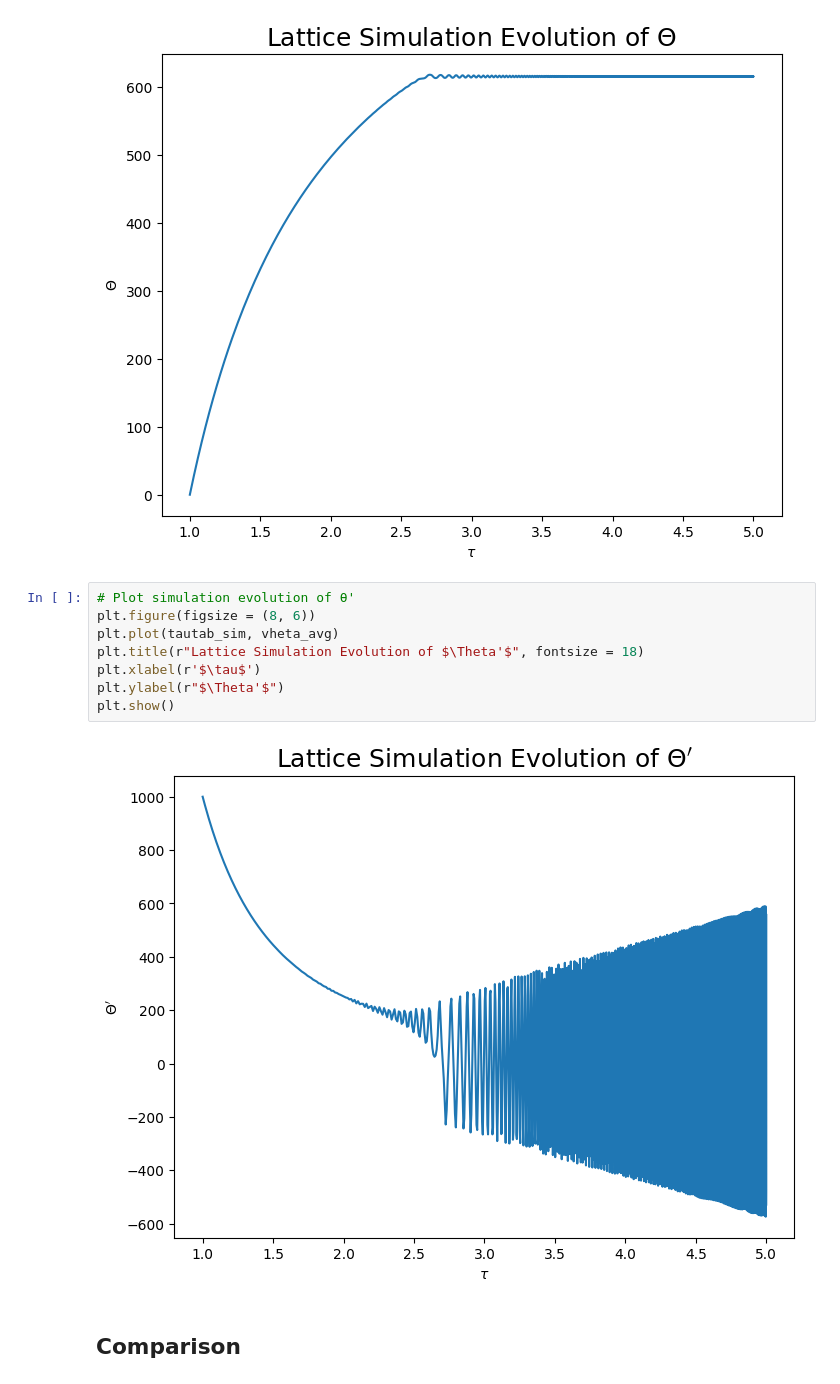
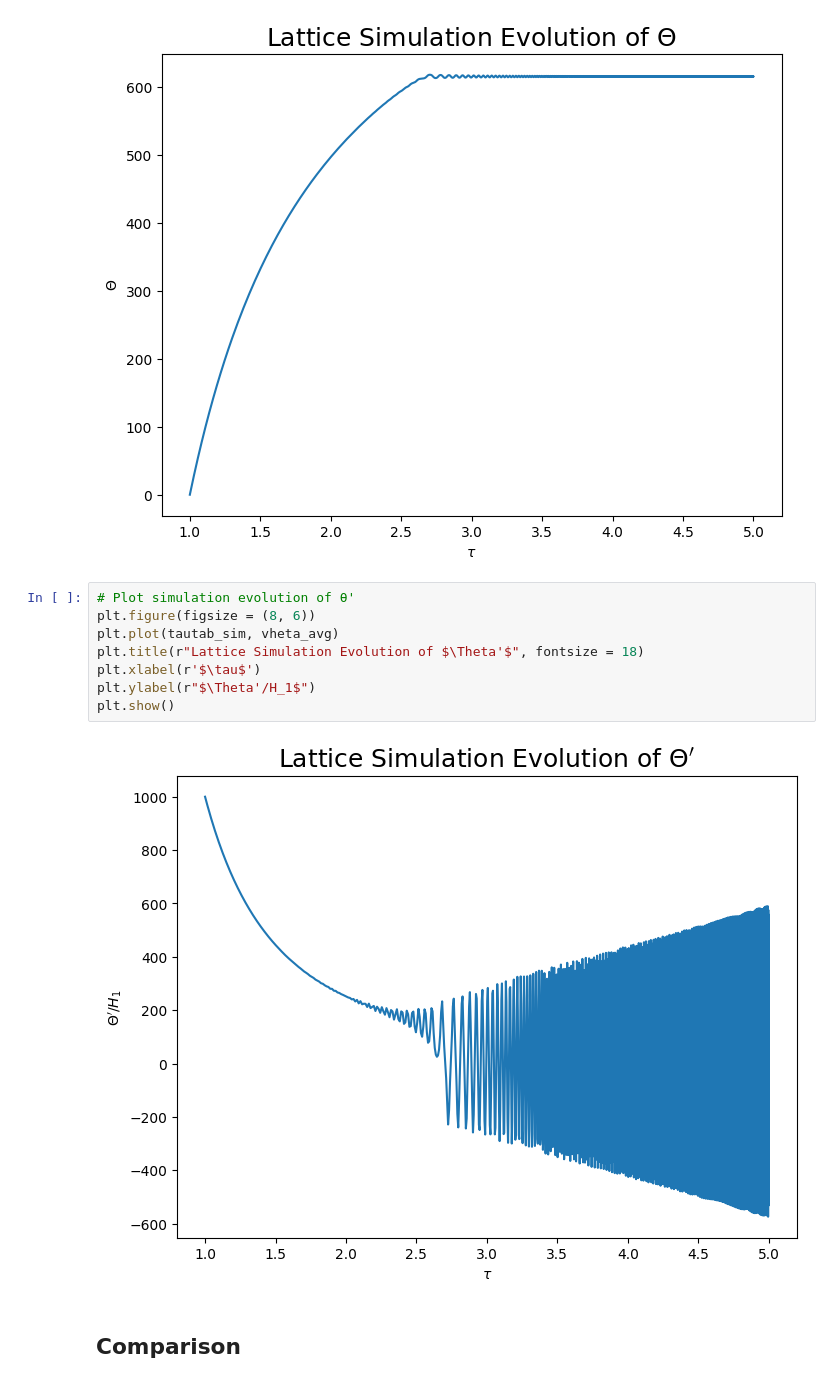
Before and after one commit to mathieukaltschmidt/kinetic-misalignment, a Jupyter notebook: 1D_sim.ipynb, the cells around one changed output. Cells and saved outputs as stored; diff of their text form.

```diff
--- a/1D_sim.ipynb
+++ b/1D_sim.ipynb
@@ -135,13 +135,13 @@ plt.show()
 # %%
 # Plot simulation evolution of θ'
 plt.figure(figsize = (8, 6))
 plt.plot(tautab_sim, vheta_avg)
 plt.title(r"Lattice Simulation Evolution of $\Theta'$", fontsize = 18)
 plt.xlabel(r'$\tau$')
-plt.ylabel(r"$\Theta'$")
+plt.ylabel(r"$\Theta'/H_1$")
 plt.show()
 # %% [output]
-[figure, old version]
+[figure, new version]
 # %% [markdown]
 ## Comparison
 # %%
```
Also changed, not shown: parts of 3 cells of this notebook.
